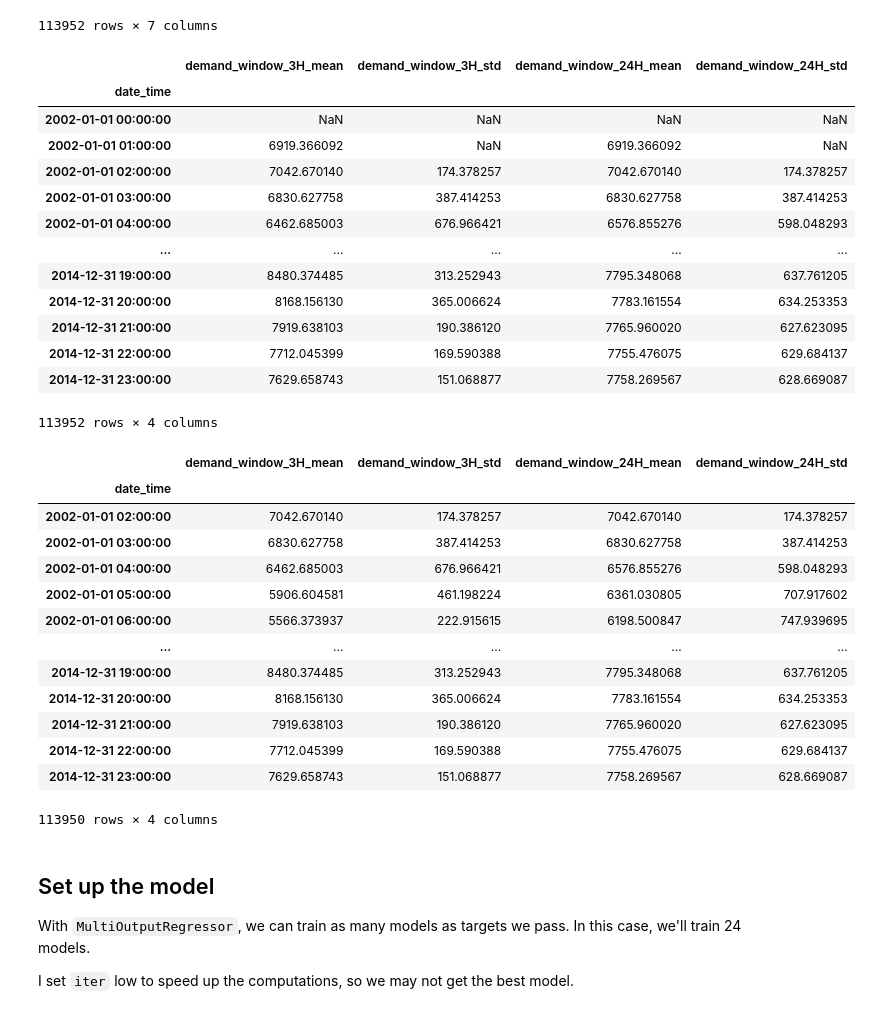
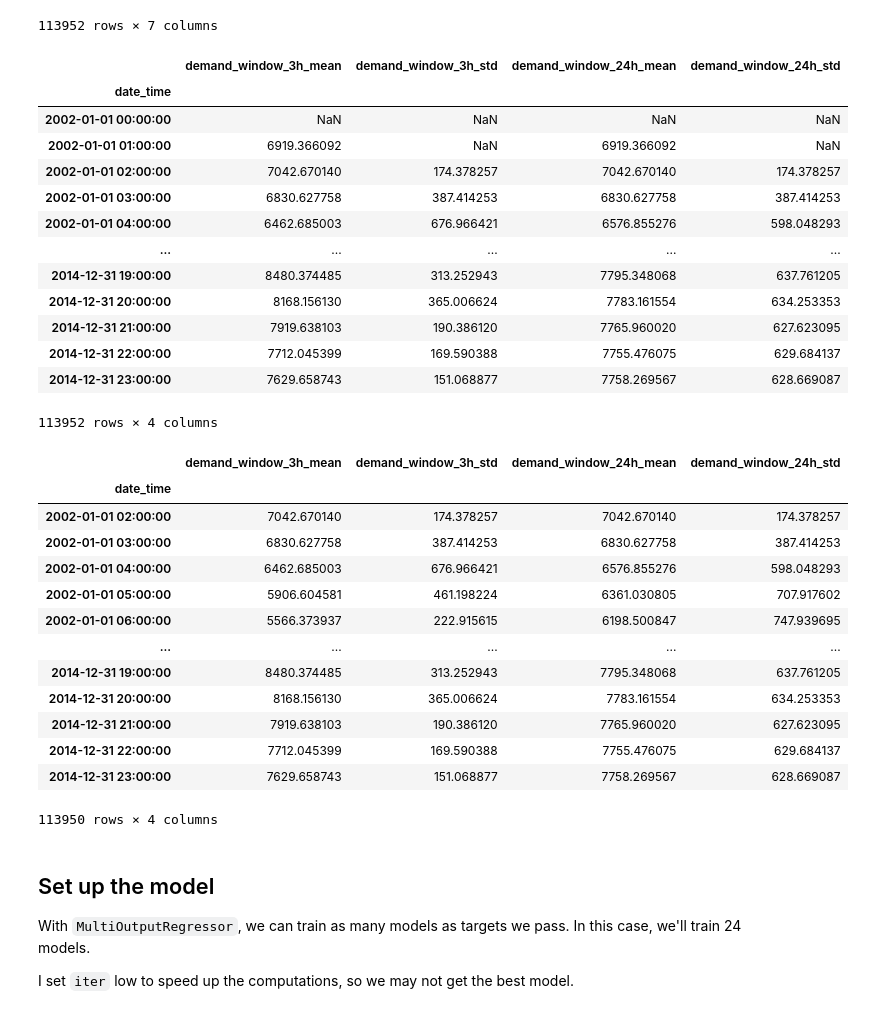
Before and after one commit to trainindata/forecasting-with-machine-learning, a Jupyter notebook: 02-multistep-forecasting/05-direct-forecasting-sklearn.ipynb, the cells around one changed output. Saved outputs shown, nothing was run; the diff lists cells and outputs as text; code cells hidden in the pictures.

```diff
--- a/02-multistep-forecasting/05-direct-forecasting-sklearn.ipynb
+++ b/02-multistep-forecasting/05-direct-forecasting-sklearn.ipynb
@@ -57,7 +57,7 @@ df.columns = ["date_time", "demand"]
 # Resample to hourly
 df = (
     df.set_index("date_time")
-    .resample("H")
+    .resample("h")
     .agg({"demand": "sum"})
 )
 
@@ -105,7 +105,7 @@ y = pd.DataFrame(index=df.index)
 
 # Add each one of the steps ahead.
 for h in range(horizon):
-    y[f"h_{h}"] = df.shift(periods=-h, freq="H")
+    y[f"h_{h}"] = df.shift(periods=-h, freq="h")
 # %%
 # Each column represents one of the targets.
 # Each target represents the number of steps ahead.
@@ -216,19 +216,19 @@ lagf.fit_transform(X_train)
 # %%
 # window features
 
 winf = WindowFeatures(
     variables=["demand"],  # the input variables
-    window=["3H", "24H"],  # average of 3 and 24 previous hours
-    freq="1H",  # move 1 hr forward
+    window=["3h", "24h"],  # average of 3 and 24 previous hours
+    freq="1h",  # move 1 hr forward
     functions=["mean", "std"],
     missing_values="ignore",
     drop_original=True,    # drop demand when i don't need it any more
 )
 
 # test
 winf.fit_transform(X_train)
 # %% [output]
-|  | demand_window_3H_mean | demand_window_3H_std | demand_window_24H_mean | demand_window_24H_std |
+|  | demand_window_3h_mean | demand_window_3h_std | demand_window_24h_mean | demand_window_24h_std |
 | date_time |  |  |  |  |
 | 2002-01-01 00:00:00 | NaN | NaN | NaN | NaN |
 | 2002-01-01 01:00:00 | 6919.366092 | NaN | 6919.366092 | NaN |
@@ -250,7 +250,7 @@ dropna = DropMissingData()
 # test
 dropna.fit_transform(winf.fit_transform(X_train))
 # %% [output]
-|  | demand_window_3H_mean | demand_window_3H_std | demand_window_24H_mean | demand_window_24H_std |
+|  | demand_window_3h_mean | demand_window_3h_std | demand_window_24h_mean | demand_window_24h_std |
 | date_time |  |  |  |  |
 | 2002-01-01 02:00:00 | 7042.670140 | 174.378257 | 7042.670140 | 174.378257 |
 | 2002-01-01 03:00:00 | 6830.627758 | 387.414253 | 6830.627758 | 387.414253 |
```
Also changed, not shown: parts of 6 cells of this notebook, 7 other files.
